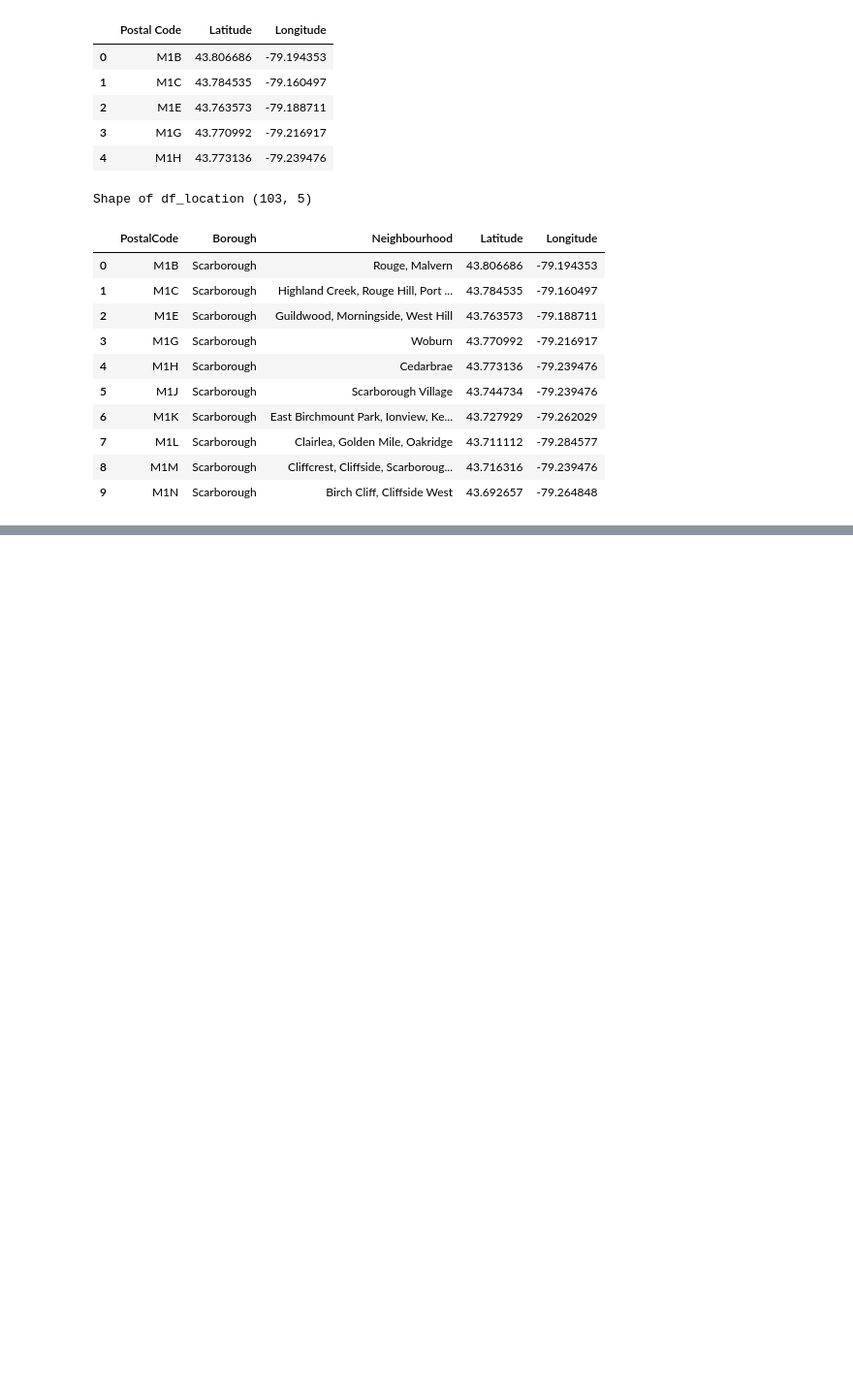
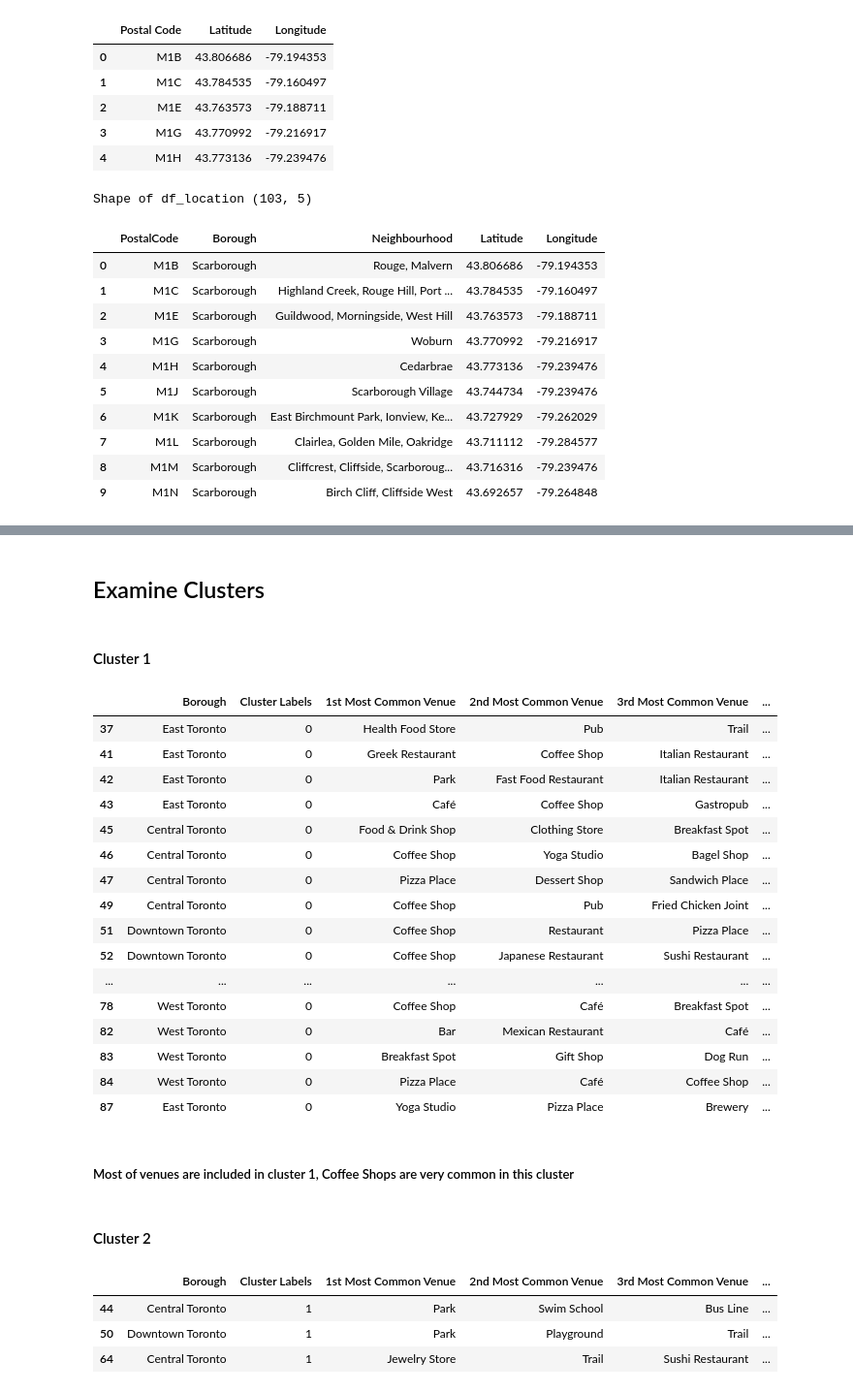
Before and after one commit to tomkdgun/Coursera_Capstone, a Jupyter notebook: Coursera Capstone - Neighborhoods in Toronto.ipynb, the cells around one changed output, grey strips where cells are left out. Shown at 97% size. Drawn from its saved outputs; the diff is of its cells as text; code cells hidden in the pictures; blank space fills up the shorter version.

```diff
--- a/Coursera Capstone - Neighborhoods in Toronto.ipynb
+++ b/Coursera Capstone - Neighborhoods in Toronto.ipynb
@@ -134,0 +489,11 @@ Shape of df_location (103, 5)
+# %%
+# set number of clusters
+kclusters = 3
+
+toronto_grouped_clustering = toronto_grouped.drop('Neighborhood', 1)
+
+# run k-means clustering
+kmeans = KMeans(n_clusters=kclusters, random_state=0).fit(toronto_grouped_clustering)
+
+# check cluster labels generated for each row in the dataframe
+kmeans.labels_[0:10]
@@ -134,0 +518,4 @@ Shape of df_location (103, 5)
+# %%
+# add clustering labels
+neighborhoods_venues_sorted.insert(0, 'Cluster Labels', kmeans.labels_)
+neighborhoods_venues_sorted.head()
@@ -134,0 +529,4 @@ Shape of df_location (103, 5)
+# %%
+df_filtered2 = df_filtered.rename(index=str, columns={'Neighbourhood': 'Neighborhood'})
+toronto_merged = df_filtered2
+toronto_merged.head()
@@ -134,0 +540,5 @@ Shape of df_location (103, 5)
+# %%
+# merge toronto_grouped with toronto_data to add latitude/longitude for each neighborhood
+toronto_merged = toronto_merged.join(neighborhoods_venues_sorted.set_index('Neighborhood'), on='Neighborhood')
+
+toronto_merged.head() # check the last columns!
@@ -134,0 +580,37 @@ Shape of df_location (103, 5)
+# %% [markdown]
+## Examine Clusters
+# %% [markdown]
+#### Cluster 1
+# %%
+# most of venues are included in cluster 1, Coffee Shops are very common
+toronto_merged.loc[toronto_merged['Cluster Labels'] == 0, toronto_merged.columns[[1] + list(range(5, toronto_merged.shape[1]))]]
+# %% [output]
+|  | Borough | Cluster Labels | 1st Most Common Venue | 2nd Most Common Venue | 3rd Most Common Venue | ... |
+| 37 | East Toronto | 0 | Health Food Store | Pub | Trail | ... |
+| 41 | East Toronto | 0 | Greek Restaurant | Coffee Shop | Italian Restaurant | ... |
+| 42 | East Toronto | 0 | Park | Fast Food Restaurant | Italian Restaurant | ... |
+| 43 | East Toronto | 0 | Café | Coffee Shop | Gastropub | ... |
+| 45 | Central Toronto | 0 | Food & Drink Shop | Clothing Store | Breakfast Spot | ... |
+| 46 | Central Toronto | 0 | Coffee Shop | Yoga Studio | Bagel Shop | ... |
+| 47 | Central Toronto | 0 | Pizza Place | Dessert Shop | Sandwich Place | ... |
+| 49 | Central Toronto | 0 | Coffee Shop | Pub | Fried Chicken Joint | ... |
+| 51 | Downtown Toronto | 0 | Coffee Shop | Restaurant | Pizza Place | ... |
+| 52 | Downtown Toronto | 0 | Coffee Shop | Japanese Restaurant | Sushi Restaurant | ... |
+| ... | ... | ... | ... | ... | ... | ... |
+| 78 | West Toronto | 0 | Coffee Shop | Café | Breakfast Spot | ... |
+| 82 | West Toronto | 0 | Bar | Mexican Restaurant | Café | ... |
+| 83 | West Toronto | 0 | Breakfast Spot | Gift Shop | Dog Run | ... |
+| 84 | West Toronto | 0 | Pizza Place | Café | Coffee Shop | ... |
+| 87 | East Toronto | 0 | Yoga Studio | Pizza Place | Brewery | ... |
+# %% [markdown]
+##### Most of venues are included in cluster 1, Coffee Shops are very common in this cluster
+# %% [markdown]
+#### Cluster 2
+# %%
+# Cluster 2 contains hoods with Parks
+toronto_merged.loc[toronto_merged['Cluster Labels'] == 1, toronto_merged.columns[[1] + list(range(5, toronto_merged.shape[1]))]]
+# %% [output]
+|  | Borough | Cluster Labels | 1st Most Common Venue | 2nd Most Common Venue | 3rd Most Common Venue | ... |
+| 44 | Central Toronto | 1 | Park | Swim School | Bus Line | ... |
+| 50 | Downtown Toronto | 1 | Park | Playground | Trail | ... |
+| 64 | Central Toronto | 1 | Jewelry Store | Trail | Sushi Restaurant | ... |
```
Also changed, not shown: parts of 49 cells of this notebook.
